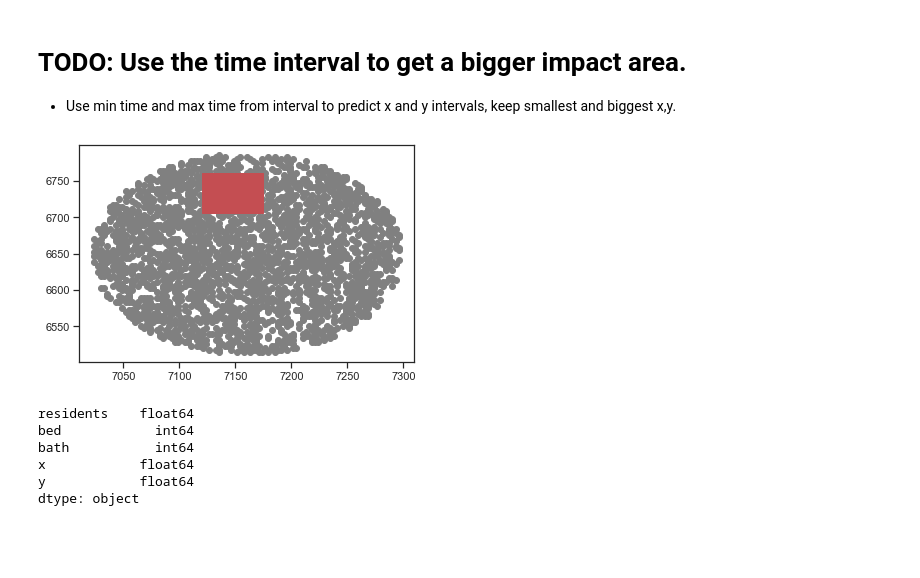
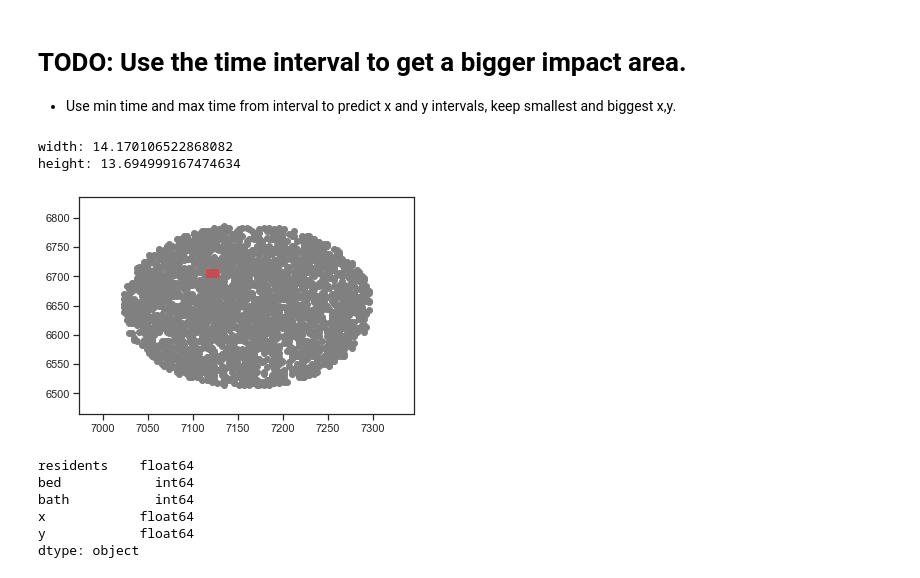
Before and after one commit to Noixas/The-Last-Judgement-Meteorite-Prediction, a Jupyter notebook: Code/TheLastJudgement.ipynb, the cells around one changed output. Cells and saved outputs as stored; diff of their text form; code cells hidden in the pictures; blank space fills up the shorter version.

Commit message:
Predict Q4

```diff
--- a/Code/TheLastJudgement.ipynb
+++ b/Code/TheLastJudgement.ipynb
@@ -29,7 +29,7 @@ from sklearn.model_selection import train_test_split
 # Data Exploration
 # %%
 #Load data
-df = pd.read_csv("../Data/radar2.csv", header=None,  names=['time','x','y','z'])#,index_col=0)
+df = pd.read_csv("../Data/radar.csv", header=None,  names=['time','x','y','z'])#,index_col=0)
 # df.head(5)
 print("Shape:",df.shape)
 print("Describe:")
@@ -300,7 +300,7 @@ def split_data_with_resampling(X, y, seed=42, n=130):
     y_test  = y[test_indices]
     return X_train, X_test, y_train, y_test
 
-def create_datasets_resampling(x, y, amount_datasets = 10000):
+def create_datasets_resampling(x, y, amount_datasets = 1000):
     df_1000 = []
     for seed in range(amount_datasets):
         df_resample = split_data_with_resampling(x,y, seed, n=len(x))
@@ -329,7 +329,7 @@ def poly_reg_model_light(X_train, X_test, y_train, y_test):
 import scipy
 from scipy.stats import sem, t
 # from scipy import mean
-def test_confidence(independent_var,column,predict_at=None):
+def test_confidence(df, independent_var,column,predict_at=None):
     polynomial_features= PolynomialFeatures(degree=calculate_degree())
     x_poly = polynomial_features.fit_transform([[predict_at]])
     datasets_x = create_datasets_resampling(df[[independent_var]].as_matrix(),df[column])
@@ -354,14 +354,19 @@ def test_confidence(independent_var,column,predict_at=None):
     r2_mean = [np.mean(model[2]) for model in models]
     print("rmse mean",np.mean(rmse_mean))
     print("r2 mean",np.mean(r2_mean))
-    return mean
+    return float(mean), float(start), float(end)
 
 # model_reg_x = poly_reg_model(df[['z']].as_matrix(),df.x)
 # model_reg_y = poly_reg_model(df[['z']].as_matrix(),df.y)
 # model_reg_time = poly_reg_model(df[['z']].as_matrix(),df.time)
 # %%
-time_zero = test_confidence('z','time',predict_at=0)
-print("time when altitude is 0:",time_zero)
-test_confidence('time','x',predict_at=time_zero)
-test_confidence('time','y',predict_at=time_zero)
+time_mean, start, end = test_confidence(df,'z','time',predict_at=0)
+print("time when altitude is 0:",start)
+#start time (time_x_start = mean, start, end)
+
+time_x_start = test_confidence(df,'time','x',predict_at=start)
+time_y_start = test_confidence(df,'time','y',predict_at=start)
+#end time
+time_x_end = test_confidence(df,'time','x',predict_at=end)
+time_y_end = test_confidence(df,'time','y',predict_at=end)
 # %% [output]
@@ -385,0 +391,9 @@ r2 mean 0.999985489885078
+# %%
+def get_interval_area(time_x_start,time_y_start,time_x_end,time_y_end):
+    x_min = np.min([time_x_start[1],time_x_start[2],time_x_end[1],time_x_end[2]])
+    x_max = np.max([time_x_start[1],time_x_start[2],time_x_end[1],time_x_end[2]])
+    y_min = np.min([time_y_start[1],time_y_start[2],time_y_end[1],time_y_end[2]])
+    y_max = np.max([time_y_start[1],time_y_start[2],time_y_end[1],time_y_end[2]])
+    return [(x_min,x_max),(y_min,y_max)]
+
+interval = get_interval_area(time_x_start,time_y_start,time_x_end,time_y_end)
@@ -411,27 +430,35 @@ df_buildings.describe() #we can see there are missing residents
 # %%
 # df_buildings
 # def plot_buildings(X_test, y_test, y_pred):
 #     # X_test
 #     plt.scatter(df_buildings.x, df_buildings.y,  color='gray')
 #     # plt.plot(X_test, y_pred, color='red', linewidth=2)
 #     plt.show()
 
 fig, ax = plt.subplots() # note we must use plt.subplots, not plt.subplot
+ax.set_xlim(min(interval[0][0],np.min(df_buildings.x))-50, max(interval[0][1],np.max(df_buildings.x))+50)
+ax.set_ylim(min(interval[1][0],np.min(df_buildings.y))-50, max(interval[1][1],np.max(df_buildings.y))+50)
 ax.scatter(df_buildings.x, df_buildings.y,  color='gray')
 # plt.circle([(6647.69176458,6649.26095709-6647.69176458)],(6215.32090271,6217.03291844-6215.32090271))
-circle1 = plt.Rectangle(( 7120,6706.04016335),55,55,color='r')
+width = interval[0][1]-interval[0][0]
+height = interval[1][1]-interval[1][0]
+print("width:",width)
+print("height:",height)
+circle1 = plt.Rectangle((interval[0][0],interval[1][0]),width, height,color='r')
 # print(circle1.get_center())
     # plt.plot(X_test, y_pred, color='red', linewidth=2)
 
 # (or if you have an existing figure)
 ax.add_patch(circle1)
 fig.show()
 # [7341.32817503] [6878.25683735]
 # ax.add_artist(circle2)
 # ax.add_artist(circle3)
 # fig.savefig('plotcircles2.png')
 # %% [output]
+width: 14.170106522868082
+height: 13.694999167474634
-[figure, old version]
+[figure, new version]
 # %%
 def get_buildings_in_range(x_range,y_range,buildings):
     rows_list = []
```
Also changed, not shown: parts of 15 cells of this notebook.
